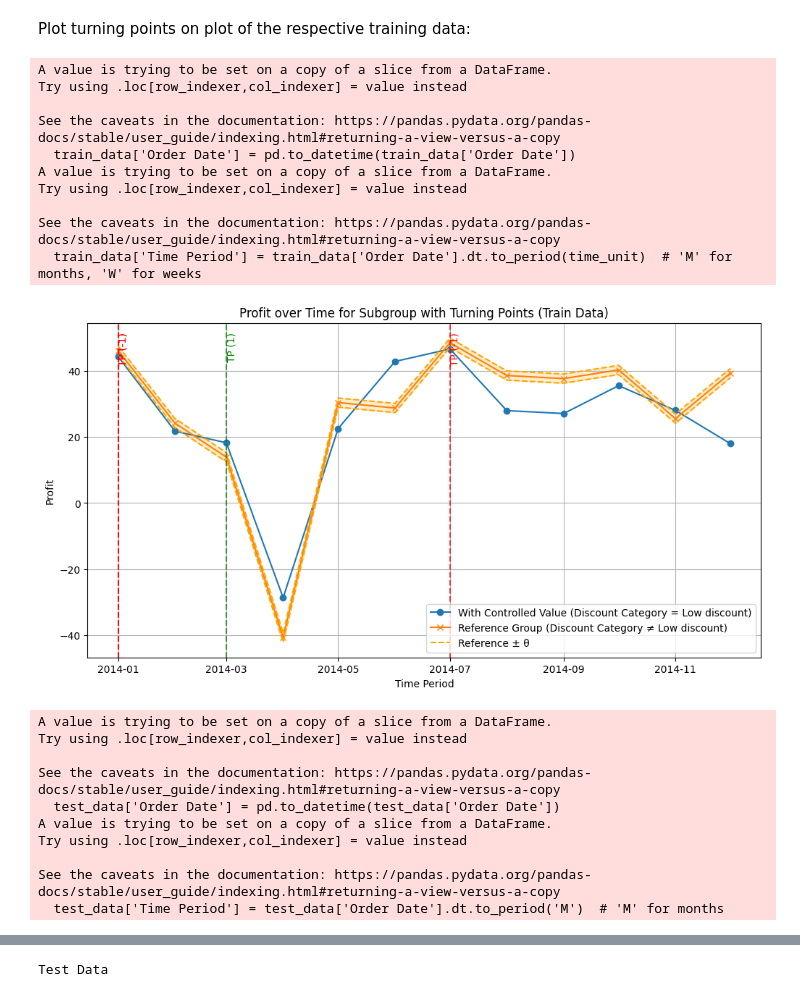
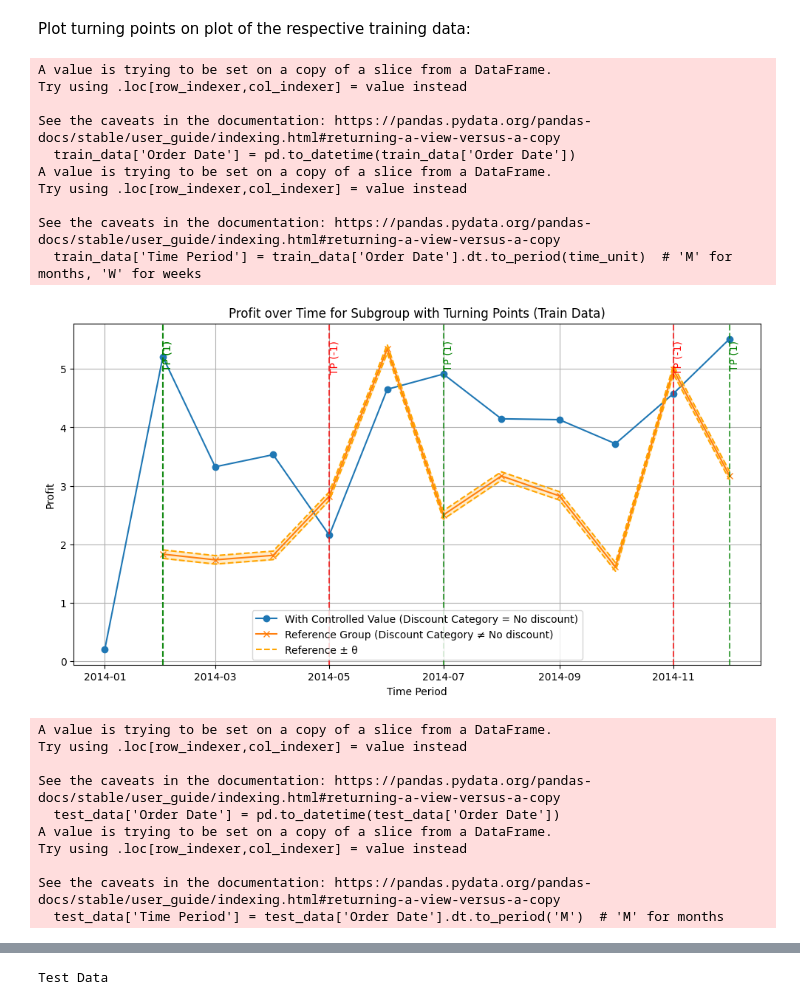
Before and after one commit to mauritzvanlingen/RTiDM-groep-2, a Jupyter notebook: subgroup_discovery.ipynb, the cells around one changed output, grey strips where cells are left out. Saved outputs shown, nothing was run; the diff lists cells and outputs as text; code cells hidden in the pictures.

```diff
--- a/subgroup_discovery.ipynb
+++ b/subgroup_discovery.ipynb
@@ -53,15 +53,15 @@ train_data = df[df['Order Date'] <= cutoff_date]
 test_data = df[df['Order Date'] > cutoff_date]
 
 # Apply medium exponential smoothing to reduce the impact of outliers (on 'Profit' and 'Sales' columns)
-def apply_exponential_smoothing(data, alpha=0.15):
+def apply_exponential_smoothing(data, alpha=0.1):
     # Apply exponential smoothing to 'Profit' and 'Sales'
     data['Profit'] = data['Profit'].ewm(alpha=alpha).mean()
     data['Sales'] = data['Sales'].ewm(alpha=alpha).mean()
     return data
 
 # Apply smoothing to both train and test datasets
-train_data = apply_exponential_smoothing(train_data)
-test_data = apply_exponential_smoothing(test_data)
+#train_data = apply_exponential_smoothing(train_data)
+#test_data = apply_exponential_smoothing(test_data)
 
 # Display the first few rows of the training dataset and the discount categories
 print("Training Data (After Exponential Smoothing)")
@@ -276,7 +266,7 @@ def discover_subgroups(df, attributes, k=5):
 
 # Example: Subgroup discovery based on 'Sub-Category', 'Segment', 'Region', and 'Ship Mode'
 attributes = ['Sub-Category', 'Segment', 'Region', 'Ship Mode']  # Variables for subgroup discovery
-best_subgroups_train = discover_subgroups(train_data, attributes, k=250)
+best_subgroups_train = discover_subgroups(train_data, attributes, k=500)
 
 # Convert the list of dictionaries (best_subgroups) into a DataFrame for better visualization
 subgroup_details_df_train = pd.DataFrame(best_subgroups_train)
@@ -285,4 +275,4 @@ subgroup_details_df_train = pd.DataFrame(best_subgroups_train)
 pd.set_option('display.max_rows', None)
 
 # Output the DataFrame
-subgroup_details_df_train
+# subgroup_details_df_train
@@ -454,7 +426,7 @@ controllable_attributes = 'Discount Category'  # Using 'Discount Category' as th
 target_attribute = 'Profit'  # The target variable for the analysis
 time_unit = 'M'  # 'M' for months, 'W' for weeks
 percentage = 5  # Percentage difference threshold for turning point detection
-n_min = 2  # Minimum number of consecutive indicator values to confirm a turning point
+n_min = 3  # Minimum number of consecutive indicator values to confirm a turning point
 
 # Analyze the subgroups and detect turning points (on a monthly or weekly basis)
 updated_subgroups = analyze_subgroups_with_indicator(subgroups, train_data, controllable_attributes, target_attribute, time_unit, percentage, n_min)
@@ -469,7 +441,7 @@ subgroup_details_df_sorted = subgroup_details_df.sort_values(by="Quality", ascen
 pd.set_option('display.max_rows', None)
 
 # Print the entire DataFrame with turning points
-subgroup_details_df_sorted
+# subgroup_details_df_sorted
 # %% [output]
 A value is trying to be set on a copy of a slice from a DataFrame.
 Try using .loc[row_indexer,col_indexer] = value instead
@@ -523,7 +477,7 @@ Code below makes sure you get filtered subgroups with quality higher than 1, and
 # Filter the dataframe where Quality is at least 1 and at most 3 NaN values in Indicator Values
 filtered_subgroups = subgroup_details_df_sorted[
     (subgroup_details_df_sorted['Quality'] >= 1) &
-    (subgroup_details_df_sorted['Indicator Values'].apply(lambda x: np.isnan(x).sum() <= 0))
+    (subgroup_details_df_sorted['Indicator Values'].apply(lambda x: np.isnan(x).sum() <= 3))
 ]
 
 # Count the number of rows that meet the conditions
@@ -531,5 +485,5 @@ num_filtered_rows = filtered_subgroups.shape[0]
 
 # Display the filtered DataFrame and the number of rows
 print(f"Number of rows after filtering: {num_filtered_rows}")
-filtered_subgroups
+# filtered_subgroups
 # %% [output]
@@ -567,7 +504,7 @@ attributes = first_row['Attributes']
 A_S_t = first_row['Discount Category']  # The controlled variable value
 controllable_attributes = 'Discount Category'  # The controllable attribute
 target_attribute = 'Profit'  # The target variable for analysis
-percentage = 5  # The percentage used in the theta calculation
+percentage = 2.5  # The percentage used in the theta calculation
 
 # Create mask matching all subgroup attributes (including controllable attribute) for train data
 mask = np.ones(len(train_data), dtype=bool)
@@ -674,34 +611,34 @@ for tp in turning_points:
     index, value = tp  # index in indicator_values
     time_period = complete_time_index_test[index].to_timestamp()
     # Choose color based on the turning point value
     if value == 1:
         color = 'green'  # Positive turning point
     elif value == -1:
         color = 'red'    # Negative turning point
     else:
         color = 'grey'   # Neutral
     plt.axvline(x=time_period, color=color, linestyle='--', alpha=0.7)
     # Optionally, annotate the turning point
     plt.text(time_period, plt.ylim()[1]*0.95, f'TP ({value})', rotation=90, verticalalignment='top', color=color)
 
 plt.xlabel('Time Period')
 plt.ylabel(target_attribute)
 plt.title('Profit over Time for Subgroup with Turning Points (Test Data)')
 plt.legend()
 plt.grid(True)
 plt.show()
 # %% [output]
 A value is trying to be set on a copy of a slice from a DataFrame.
 Try using .loc[row_indexer,col_indexer] = value instead
 
 See the caveats in the documentation: https://pandas.pydata.org/pandas-docs/stable/user_guide/indexing.html#returning-a-view-versus-a-copy
   train_data['Order Date'] = pd.to_datetime(train_data['Order Date'])
 A value is trying to be set on a copy of a slice from a DataFrame.
 Try using .loc[row_indexer,col_indexer] = value instead
 
 See the caveats in the documentation: https://pandas.pydata.org/pandas-docs/stable/user_guide/indexing.html#returning-a-view-versus-a-copy
   train_data['Time Period'] = train_data['Order Date'].dt.to_period(time_unit)  # 'M' for months, 'W' for weeks
-[figure, old version]
+[figure, new version]
 A value is trying to be set on a copy of a slice from a DataFrame.
 Try using .loc[row_indexer,col_indexer] = value instead
 
```
Also changed, not shown: parts of 9 cells of this notebook.
